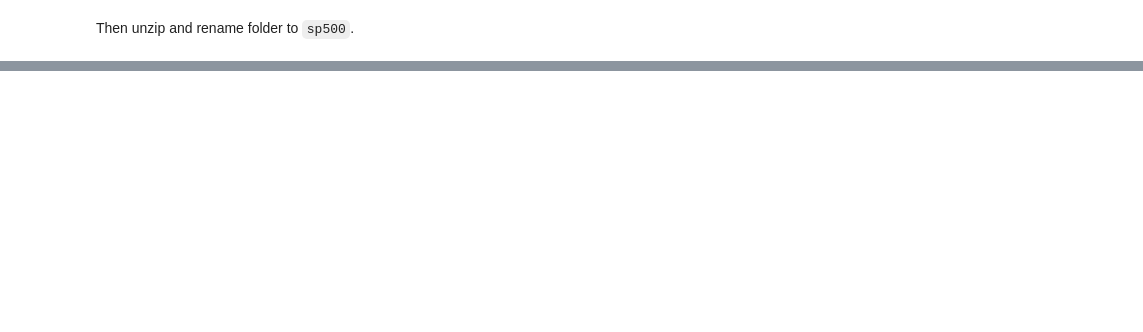
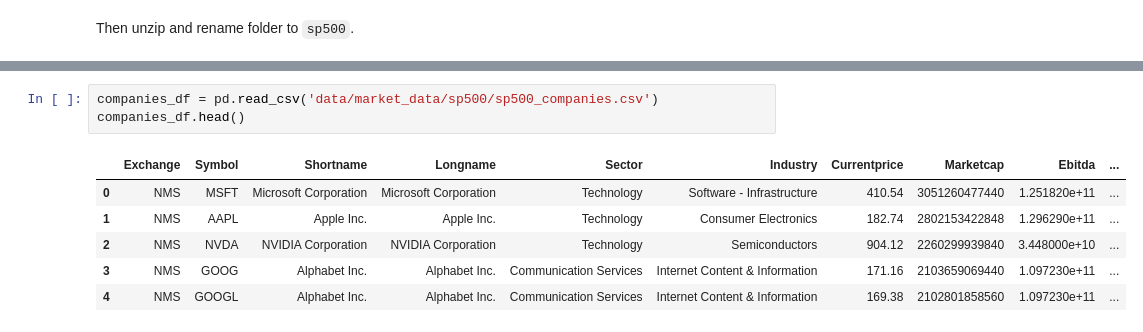
Before and after one commit to NikolaySimakov/Fama-French-models, a Jupyter notebook: main.ipynb, the cells around one changed output, grey strips where cells are left out. Saved outputs shown, nothing was run; the diff lists cells and outputs as text; blank space fills up the shorter version.

```diff
--- a/main.ipynb
+++ b/main.ipynb
@@ -34,0 +55,10 @@ from models import FamaFrench3Factor, FamaFrench5Factor, Carhart
+# %%
+companies_df = pd.read_csv('data/market_data/sp500/sp500_companies.csv')
+companies_df.head()
+# %% [output]
+|  | Exchange | Symbol | Shortname | Longname | Sector | Industry | Currentprice | Marketcap | Ebitda | ... |
+| 0 | NMS | MSFT | Microsoft Corporation | Microsoft Corporation | Technology | Software - Infrastructure | 410.54 | 3051260477440 | 1.251820e+11 | ... |
+| 1 | NMS | AAPL | Apple Inc. | Apple Inc. | Technology | Consumer Electronics | 182.74 | 2802153422848 | 1.296290e+11 | ... |
+| 2 | NMS | NVDA | NVIDIA Corporation | NVIDIA Corporation | Technology | Semiconductors | 904.12 | 2260299939840 | 3.448000e+10 | ... |
+| 3 | NMS | GOOG | Alphabet Inc. | Alphabet Inc. | Communication Services | Internet Content & Information | 171.16 | 2103659069440 | 1.097230e+11 | ... |
+| 4 | NMS | GOOGL | Alphabet Inc. | Alphabet Inc. | Communication Services | Internet Content & Information | 169.38 | 2102801858560 | 1.097230e+11 | ... |
```
Also changed, not shown: parts of 9 cells of this notebook.
